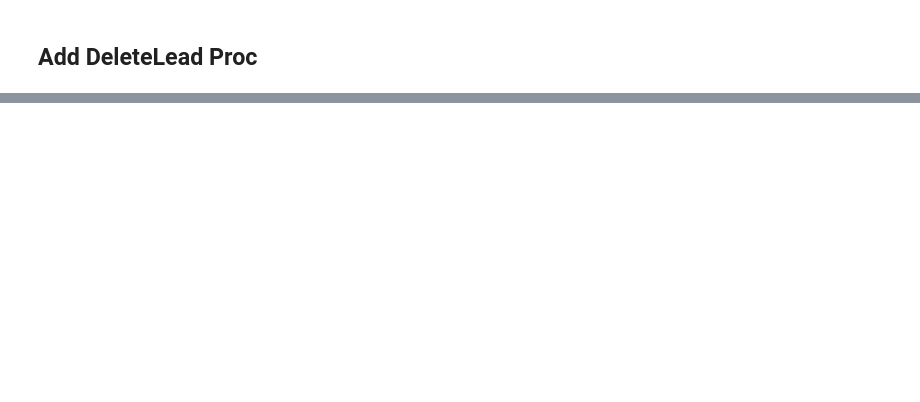
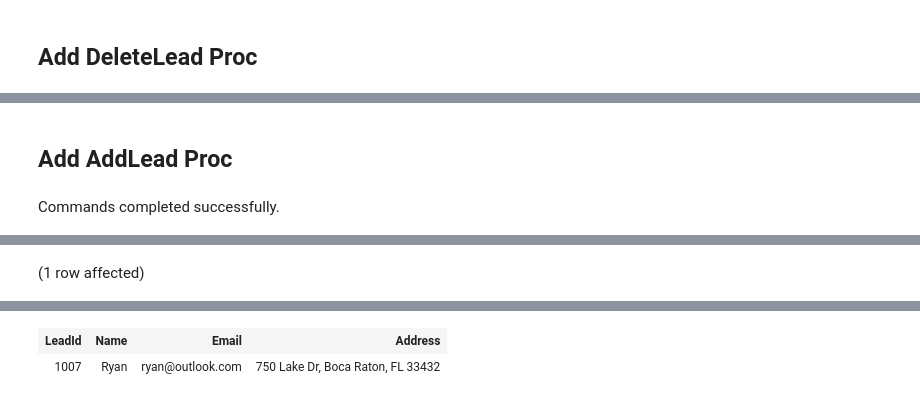
Before and after one commit to hfleitas/GameChanger, a Jupyter notebook: LeadSQLNotebook.ipynb, the cells around one changed output, grey strips where cells are left out. Drawn from its saved outputs; the diff is of its cells as text; code cells hidden in the pictures; blank space fills up the shorter version.

Commit message:
added AddLead proc

```diff
--- a/LeadSQLNotebook.ipynb
+++ b/LeadSQLNotebook.ipynb
@@ -301,0 +296,29 @@ Total execution time: 00:00:00.0158644
+# %% [markdown]
+## Add AddLead Proc
+# %%
+create or alter proc AddLead (
+	 @Name	    nvarchar(256)
+	,@Email		varchar(320)
+	,@Address	nvarchar(256)
+)
+as
+    declare @LeadId int;
+	if not exists (select   top 1 LeadId
+                    from    Lead
+                    where   Name = @Name and Email = @Email and Address = @Address)
+    begin try
+        insert Lead (Name, Email, Address) values (@Name, @Email, @Address);
+        select max(LeadId) from Lead
+    end try
+    begin catch
+        select 'Add Failed' as Error;
+        throw;
+    end catch
+	select  LeadId, Name, Email, Address
+    from    Lead
+    where   Name = @Name and Email = @Email and Address = @Address
+go
+exec AddLead 'Ryan', 'ryan@outlook.com', '750 Lake Dr, Boca Raton, FL 33432'
+go
+# %% [output]
+Commands completed successfully.
@@ -301,0 +326 @@ Total execution time: 00:00:00.0158644
+(1 row affected)
@@ -301,0 +328,2 @@ Total execution time: 00:00:00.0158644
+| LeadId | Name | Email | Address |
+| 1007 | Ryan | ryan@outlook.com | 750 Lake Dr, Boca Raton, FL 33432 |
```
Also changed, not shown: parts of 9 cells of this notebook, 1 other file.
